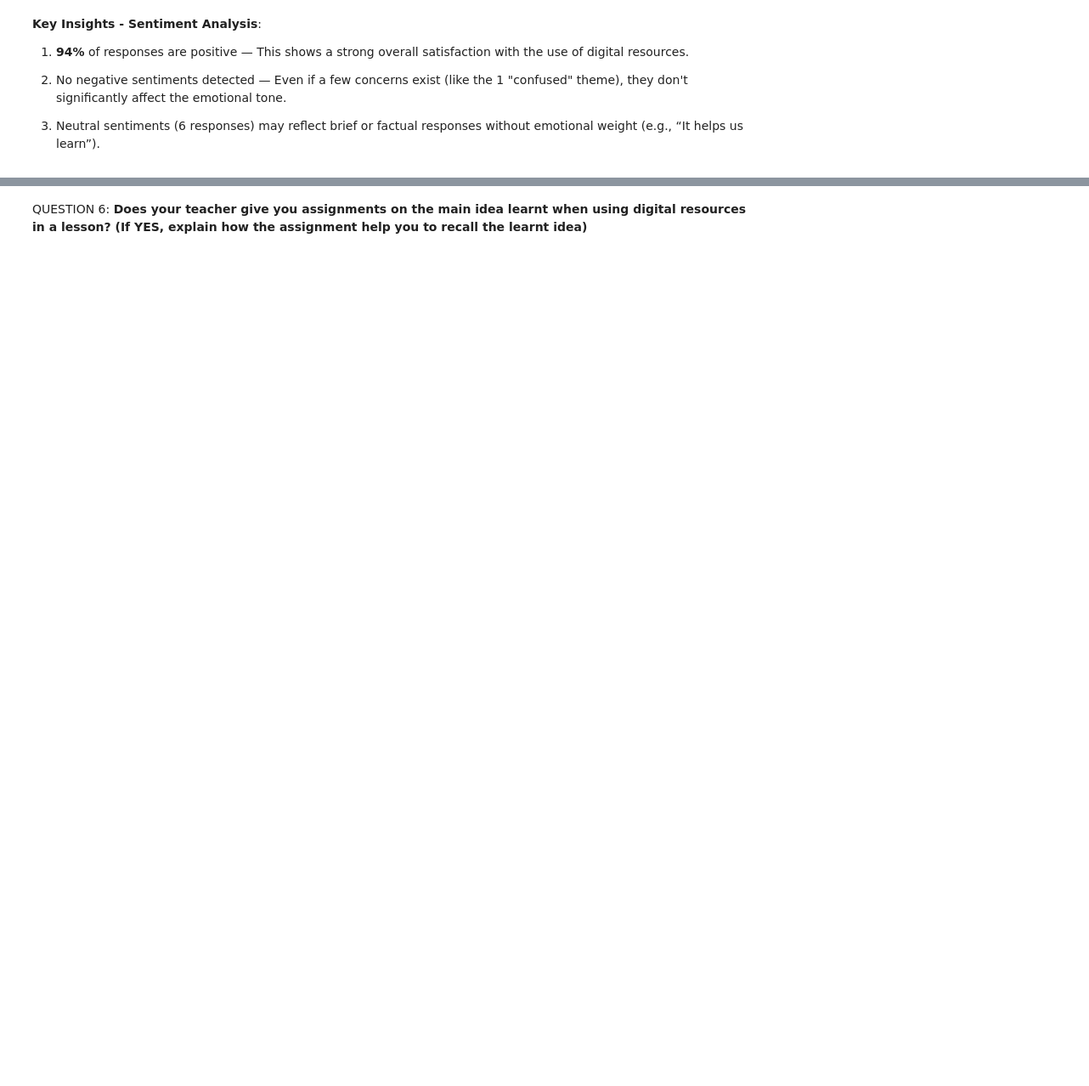
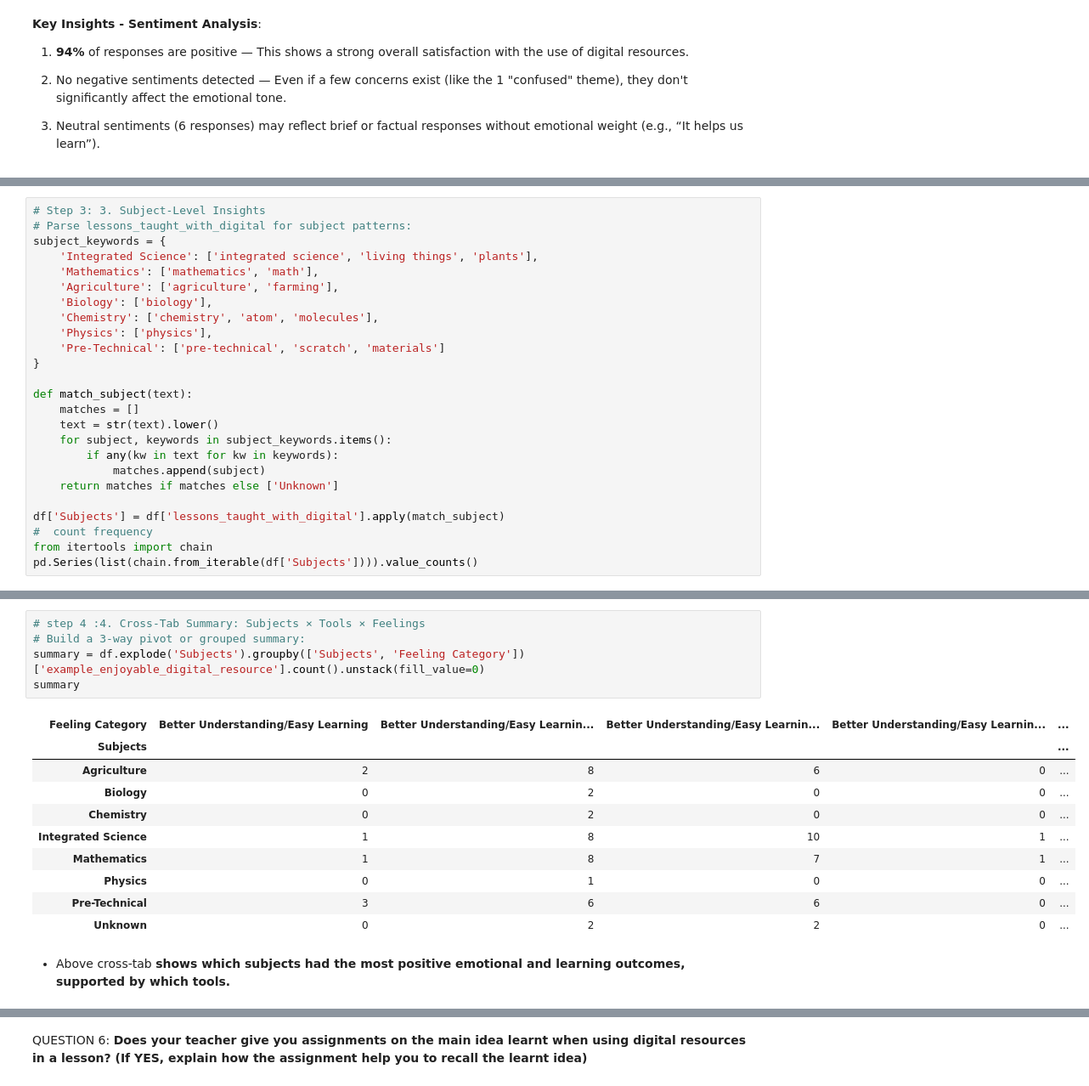
Before and after one commit to davidmasai/kenya-stem-digital-efficacy, a Jupyter notebook: Kenya_stem_digital_efficacy.ipynb, the cells around one changed output, grey strips where cells are left out. Shown at 85% size. Saved outputs shown, nothing was run; the diff lists cells and outputs as text; blank space fills up the shorter version.

```diff
--- a/Kenya_stem_digital_efficacy.ipynb
+++ b/Kenya_stem_digital_efficacy.ipynb
@@ -2739,0 +2846,25 @@ dtype: object
+# %%
+# Step 3: 3. Subject-Level Insights
+# Parse lessons_taught_with_digital for subject patterns:
+subject_keywords = {
+    'Integrated Science': ['integrated science', 'living things', 'plants'],
+    'Mathematics': ['mathematics', 'math'],
+    'Agriculture': ['agriculture', 'farming'],
+    'Biology': ['biology'],
+    'Chemistry': ['chemistry', 'atom', 'molecules'],
+    'Physics': ['physics'],
+    'Pre-Technical': ['pre-technical', 'scratch', 'materials']
+}
+
+def match_subject(text):
+    matches = []
+    text = str(text).lower()
+    for subject, keywords in subject_keywords.items():
+        if any(kw in text for kw in keywords):
+            matches.append(subject)
+    return matches if matches else ['Unknown']
+
+df['Subjects'] = df['lessons_taught_with_digital'].apply(match_subject)
+#  count frequency
+from itertools import chain
+pd.Series(list(chain.from_iterable(df['Subjects']))).value_counts()
@@ -2739,0 +2882,18 @@ dtype: object
+# %%
+# step 4 :4. Cross-Tab Summary: Subjects × Tools × Feelings
+# Build a 3-way pivot or grouped summary:
+summary = df.explode('Subjects').groupby(['Subjects', 'Feeling Category'])['example_enjoyable_digital_resource'].count().unstack(fill_value=0)
+summary
+# %% [output]
+| Feeling Category | Better Understanding/Easy Learning | Better Understanding/Easy Learnin... | Better Understanding/Easy Learnin... | Better Understanding/Easy Learnin... | ... |
+| Subjects |  |  |  |  | ... |
+| Agriculture | 2 | 8 | 6 | 0 | ... |
+| Biology | 0 | 2 | 0 | 0 | ... |
+| Chemistry | 0 | 2 | 0 | 0 | ... |
+| Integrated Science | 1 | 8 | 10 | 1 | ... |
+| Mathematics | 1 | 8 | 7 | 1 | ... |
+| Physics | 0 | 1 | 0 | 0 | ... |
+| Pre-Technical | 3 | 6 | 6 | 0 | ... |
+| Unknown | 0 | 2 | 2 | 0 | ... |
+# %% [markdown]
+- Above cross-tab **shows which subjects had the most positive emotional and learning outcomes, supported by which tools.**
```
Also changed, not shown: parts of 11 cells of this notebook.
